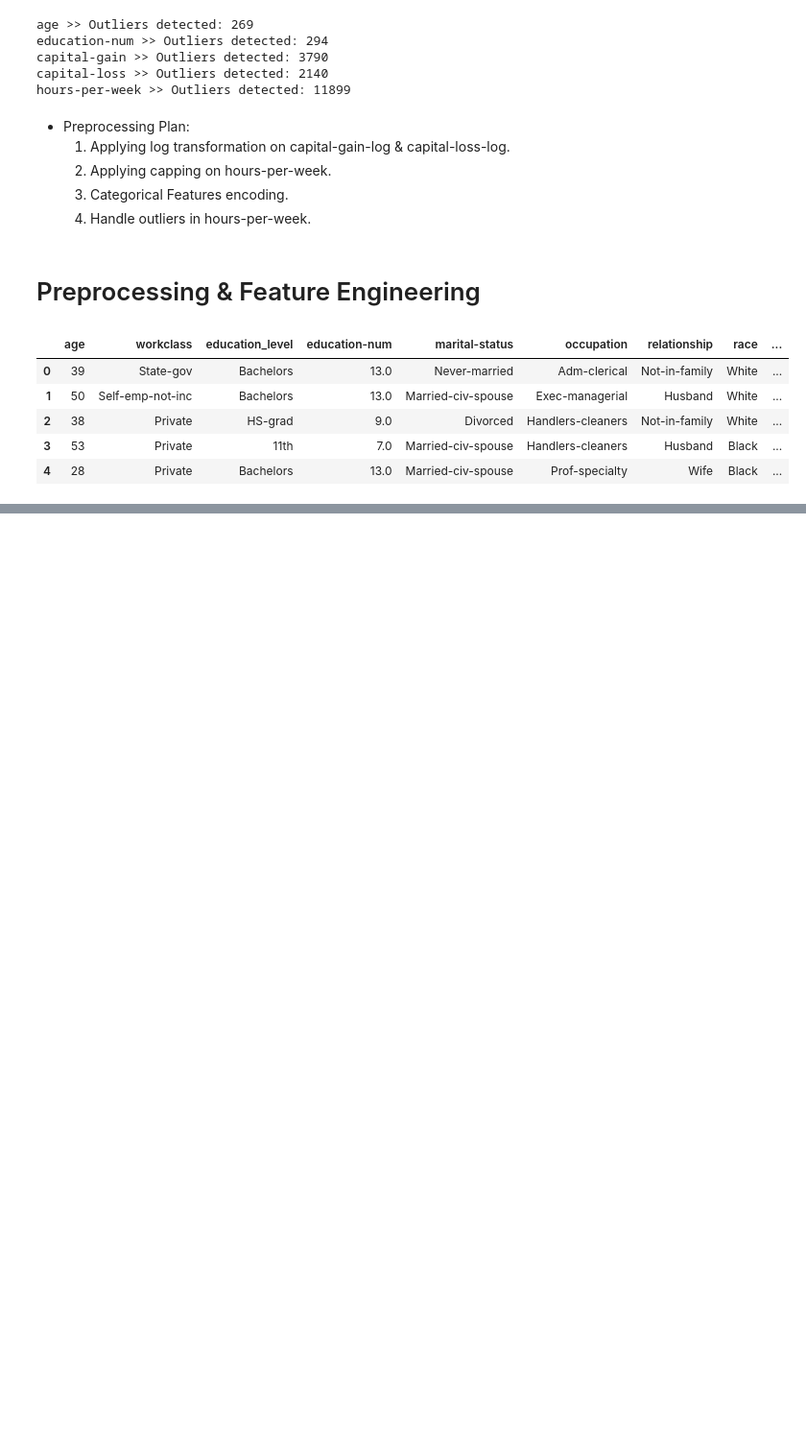
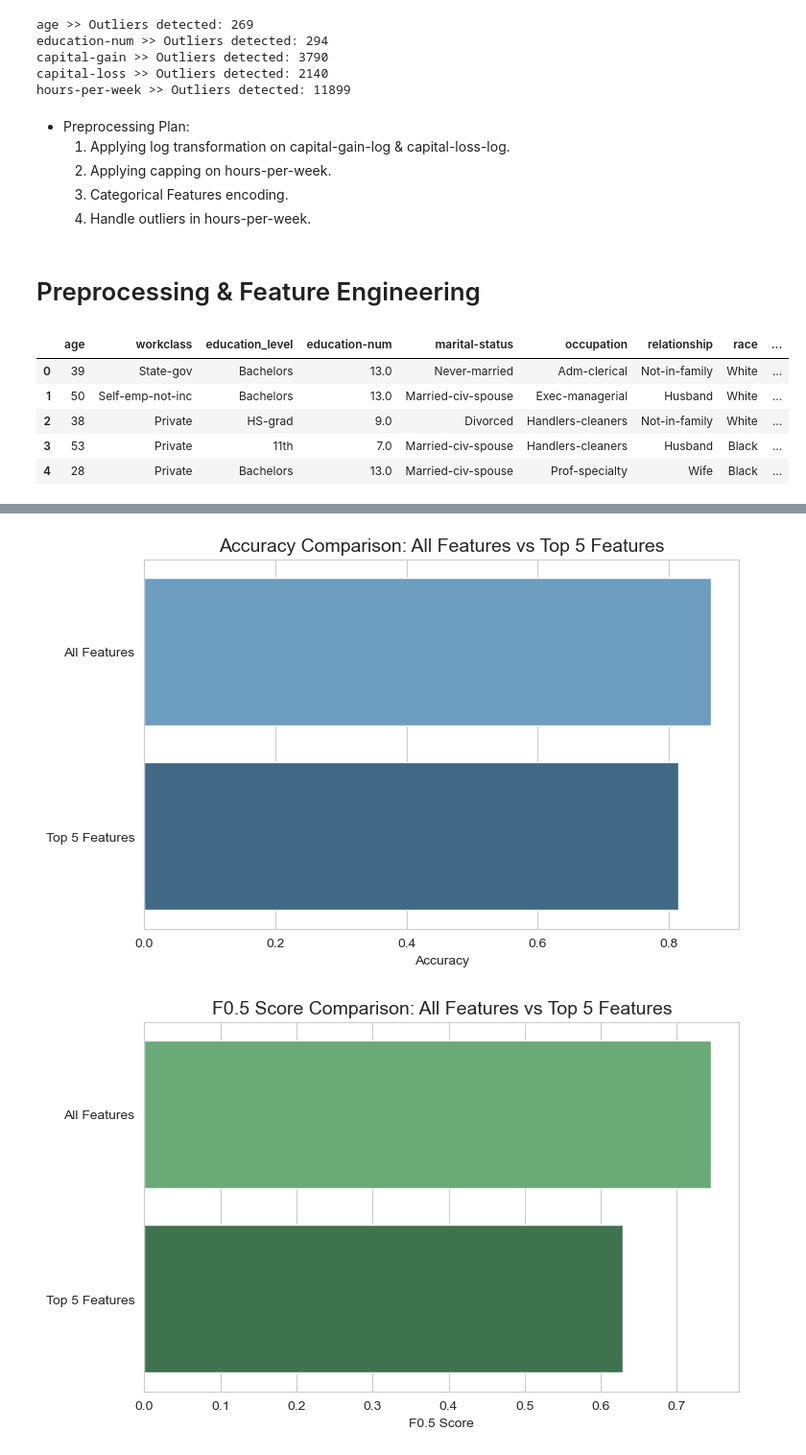
Before and after one commit to omarhusnye/SupervisedML_project, a Jupyter notebook: ProjectML-IEEE.ipynb, the cells around one changed output, grey strips where cells are left out. Shown at 96% size. Cells and saved outputs as stored; diff of their text form; code cells hidden in the pictures; blank space fills up the shorter version.

```diff
--- a/ProjectML-IEEE.ipynb
+++ b/ProjectML-IEEE.ipynb
@@ -460,0 +793,24 @@ X_train.head()
+# %%
+comp = pd.DataFrame({
+    "Feature Set": ["All Features", "Top 5 Features"],
+    "Accuracy": [acc_opt, acc_top5],
+    "F0.5 Score": [f_opt, f_top5]
+})
+
+# Accuracy Comparison
+plt.figure(figsize=(8,5))
+sns.barplot(x="Accuracy", y="Feature Set", data=comp, palette="Blues_d")
+plt.title("Accuracy Comparison: All Features vs Top 5 Features", fontsize=14)
+plt.xlabel("Accuracy")
+plt.ylabel("")
+plt.show()
+# F0.5 Score Comparison
+plt.figure(figsize=(8,5))
+sns.barplot(x="F0.5 Score", y="Feature Set", data=comp, palette="Greens_d")
+plt.title("F0.5 Score Comparison: All Features vs Top 5 Features", fontsize=14)
+plt.xlabel("F0.5 Score")
+plt.ylabel("")
+plt.show()
+# %% [output]
+[figure, added]
+[figure, added]
```
Also changed, not shown: parts of 40 cells of this notebook.
